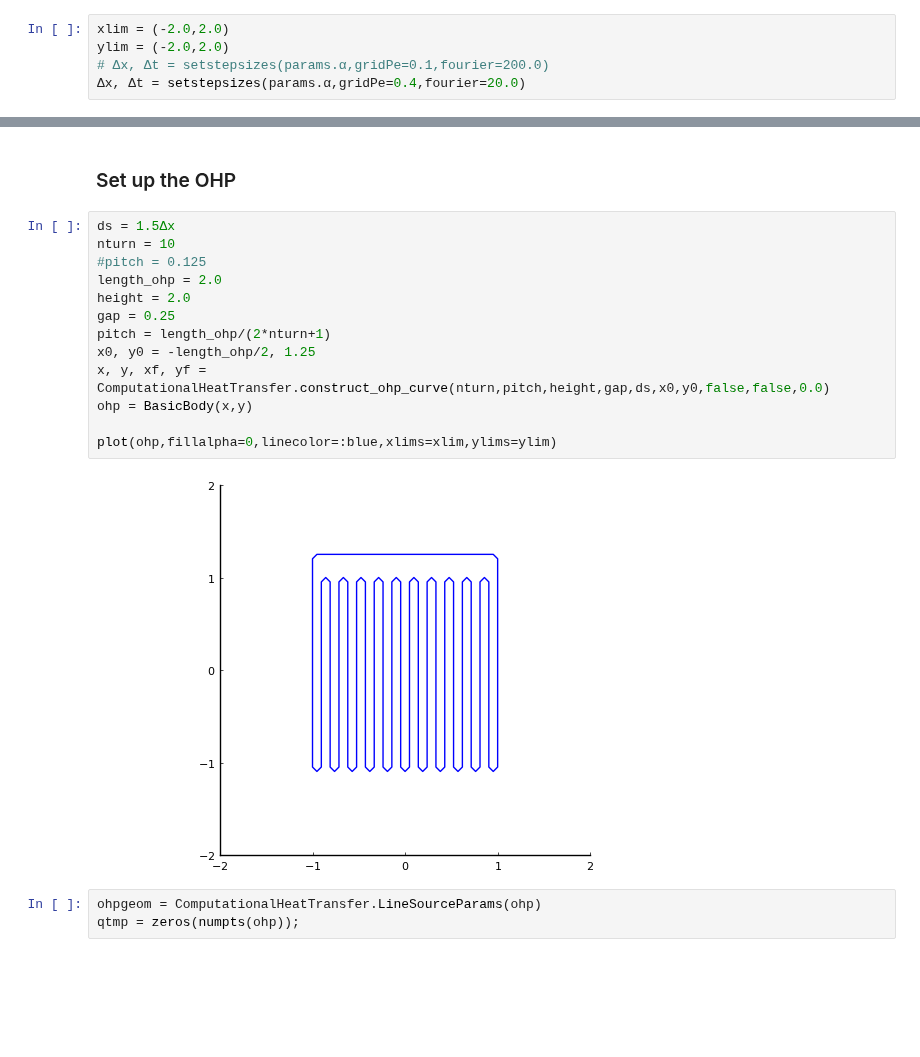
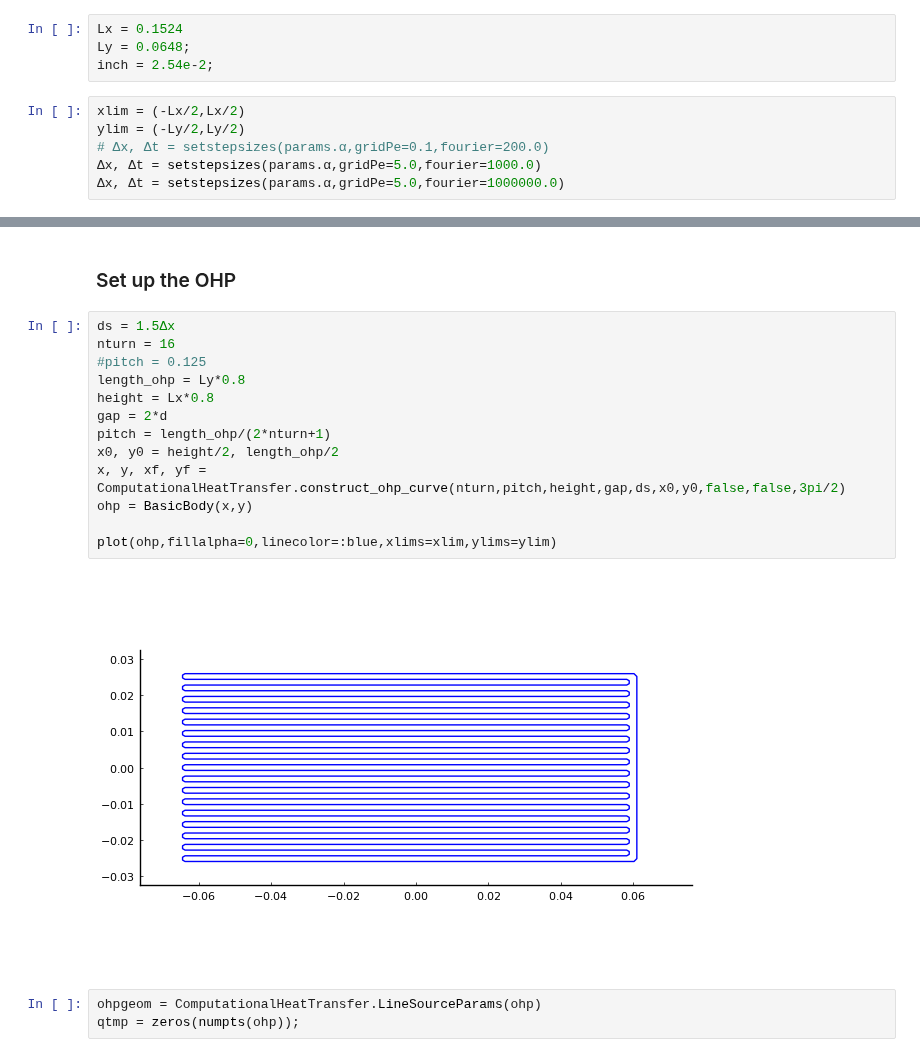
Before and after one commit to JuliaIBPM/ComputationalHeatTransfer.jl, a Jupyter notebook: notebooks/closed loop PHP-with plate.ipynb, the cells around one changed output, grey strips where cells are left out. Saved outputs shown, nothing was run; the diff lists cells and outputs as text; blank space fills up the shorter version.

```diff
--- a/notebooks/closed loop PHP-with plate.ipynb
+++ b/notebooks/closed loop PHP-with plate.ipynb
@@ -32,6 +32,11 @@ HeatConductionParameters(1.0, 1.0, 0.1, 0.1, 0.1)
+# %%
+Lx = 0.1524
+Ly = 0.0648;
+inch = 2.54e-2;
 # %%
-xlim = (-2.0,2.0)
-ylim = (-2.0,2.0)
+xlim = (-Lx/2,Lx/2)
+ylim = (-Ly/2,Ly/2)
 # Δx, Δt = setstepsizes(params.α,gridPe=0.1,fourier=200.0)
-Δx, Δt = setstepsizes(params.α,gridPe=0.4,fourier=20.0)
+Δx, Δt = setstepsizes(params.α,gridPe=5.0,fourier=1000.0)
+Δx, Δt = setstepsizes(params.α,gridPe=5.0,fourier=1000000.0)
 # %% [output]
@@ -56,19 +65,19 @@ cparams = PrescribedHeatModelRegion(hc,Tc,cb);
 ### Set up the OHP
 # %%
 ds = 1.5Δx
-nturn = 10
+nturn = 16
 #pitch = 0.125
-length_ohp = 2.0
-height = 2.0
-gap = 0.25
+length_ohp = Ly*0.8
+height = Lx*0.8
+gap = 2*d
 pitch = length_ohp/(2*nturn+1)
-x0, y0 = -length_ohp/2, 1.25
-x, y, xf, yf = ComputationalHeatTransfer.construct_ohp_curve(nturn,pitch,height,gap,ds,x0,y0,false,false,0.0)
+x0, y0 = height/2, length_ohp/2
+x, y, xf, yf = ComputationalHeatTransfer.construct_ohp_curve(nturn,pitch,height,gap,ds,x0,y0,false,false,3pi/2)
 ohp = BasicBody(x,y)
 
 plot(ohp,fillalpha=0,linecolor=:blue,xlims=xlim,ylims=ylim)
 # %% [output]
-[figure, old version]
+[figure, new version]
 # %%
 ohpgeom = ComputationalHeatTransfer.LineSourceParams(ohp)
 qtmp = zeros(numpts(ohp));
```
Also changed, not shown: parts of 57 cells of this notebook, 3 other files.
